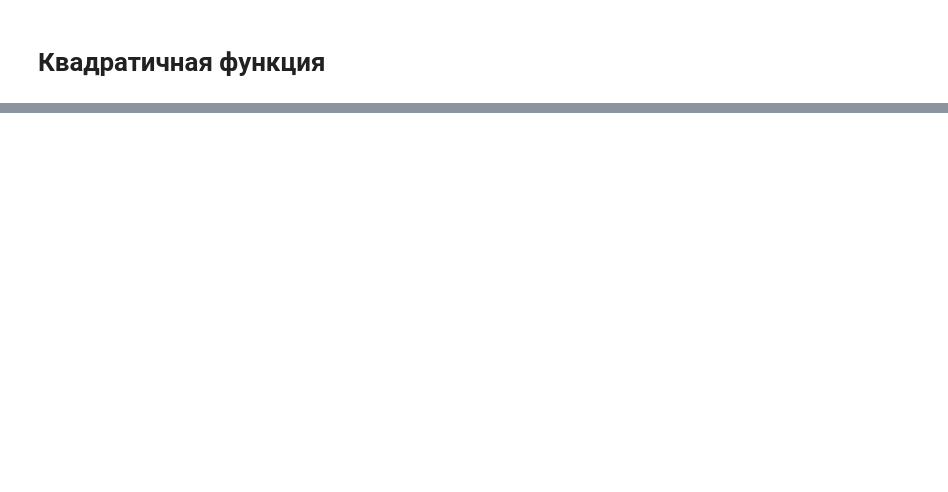
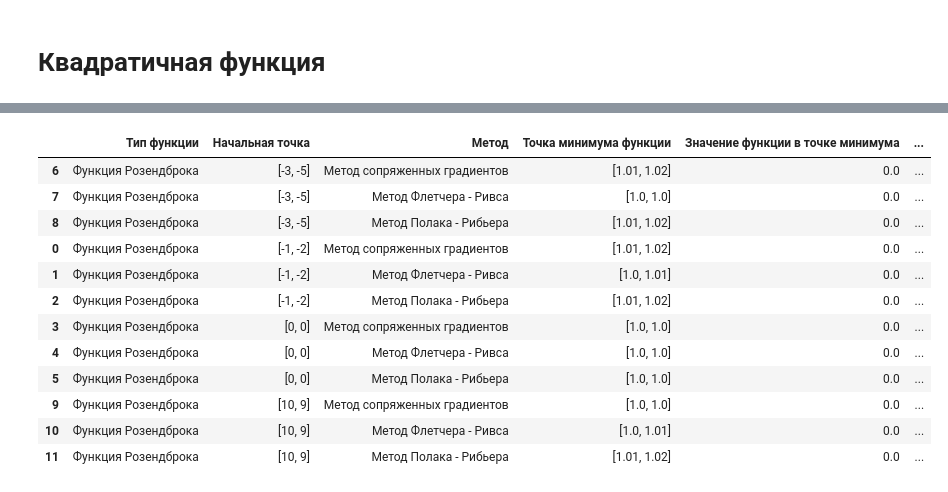
Before and after one commit to sanonesan/optimization_methods_labs, a Jupyter notebook: lab3/lab3.ipynb, the cells around one changed output, grey strips where cells are left out. Cells and saved outputs as stored; diff of their text form; code cells hidden in the pictures; blank space fills up the shorter version.

```diff
--- a/lab3/lab3.ipynb
+++ b/lab3/lab3.ipynb
@@ -334,3 +1013,20 @@ a = print_tables(tabledata)
+# %%
+e = d.sort_values('Начальная точка')
+e
+# %% [output]
+|  | Тип функции | Начальная точка | Метод | Точка минимума функции | Значение функции в точке минимума | ... |
+| 6 | Функция Розендброка | [-3, -5] | Метод сопряженных градиентов | [1.01, 1.02] | 0.0 | ... |
+| 7 | Функция Розендброка | [-3, -5] | Метод Флетчера - Ривса | [1.0, 1.0] | 0.0 | ... |
+| 8 | Функция Розендброка | [-3, -5] | Метод Полака - Рибьера | [1.01, 1.02] | 0.0 | ... |
+| 0 | Функция Розендброка | [-1, -2] | Метод сопряженных градиентов | [1.01, 1.02] | 0.0 | ... |
+| 1 | Функция Розендброка | [-1, -2] | Метод Флетчера - Ривса | [1.0, 1.01] | 0.0 | ... |
+| 2 | Функция Розендброка | [-1, -2] | Метод Полака - Рибьера | [1.01, 1.02] | 0.0 | ... |
+| 3 | Функция Розендброка | [0, 0] | Метод сопряженных градиентов | [1.0, 1.0] | 0.0 | ... |
+| 4 | Функция Розендброка | [0, 0] | Метод Флетчера - Ривса | [1.0, 1.0] | 0.0 | ... |
+| 5 | Функция Розендброка | [0, 0] | Метод Полака - Рибьера | [1.0, 1.0] | 0.0 | ... |
+| 9 | Функция Розендброка | [10, 9] | Метод сопряженных градиентов | [1.0, 1.0] | 0.0 | ... |
+| 10 | Функция Розендброка | [10, 9] | Метод Флетчера - Ривса | [1.0, 1.01] | 0.0 | ... |
+| 11 | Функция Розендброка | [10, 9] | Метод Полака - Рибьера | [1.01, 1.02] | 0.0 | ... |
 # %%
 from re import A
 from xml.etree.ElementTree import QName
```
Also changed, not shown: parts of 24 cells of this notebook.
